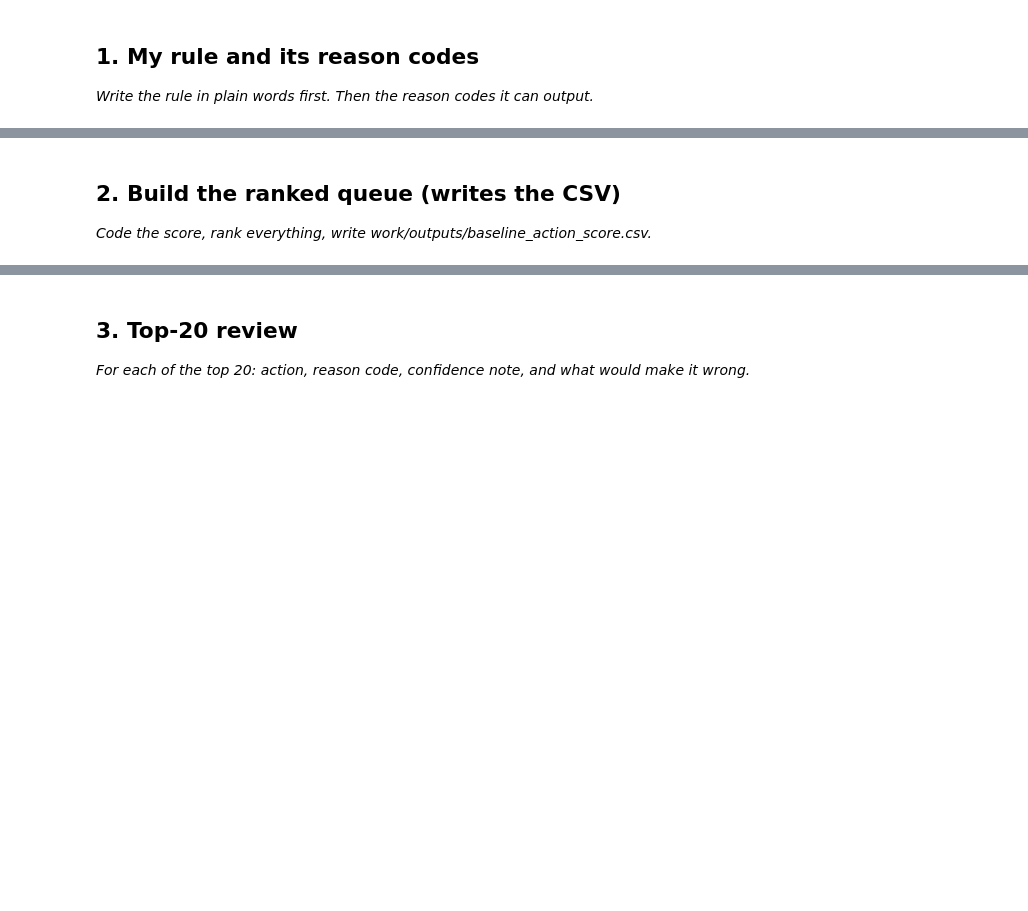
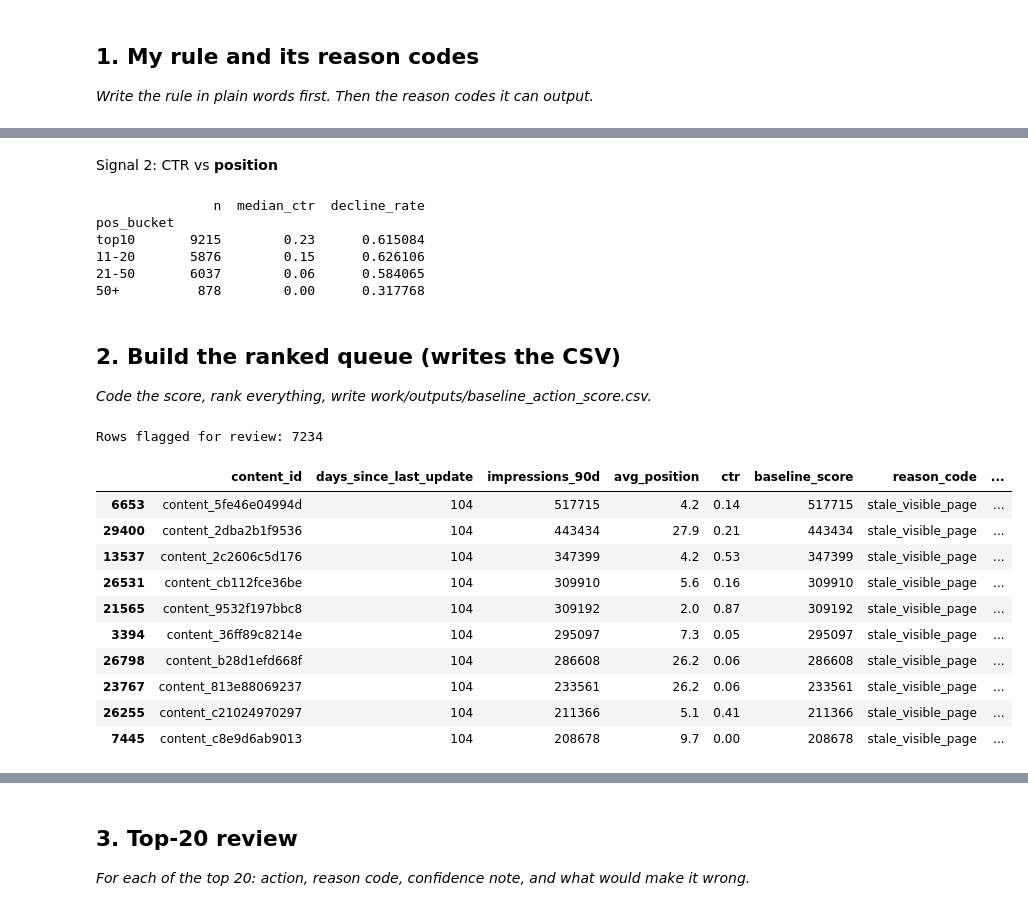
Before and after one commit to aleezafatima-21/Aleeza-flyrank-ml-internship, a Jupyter notebook: work/notebooks/w04_baseline_score.ipynb, the cells around one changed output, grey strips where cells are left out. Drawn from its saved outputs; the diff is of its cells as text; code cells hidden in the pictures; blank space fills up the shorter version.

```diff
--- a/work/notebooks/w04_baseline_score.ipynb
+++ b/work/notebooks/w04_baseline_score.ipynb
@@ -15,0 +29,20 @@ This skeleton is yours to fill. Work the sections **in order** — each one has
+# %%
+import pandas as pd, numpy as np
+
+csv_path = "/content/Aleeza-flyrank-ml-internship/data/raw/content_refresh_anonymized.csv"
+df = pd.read_csv(csv_path)
+df["is_declining_label"] = df["trend_direction"].str.lower().eq("down").astype(int)
+
+bins = [0, 30, 90, 180, 365, 10000]
+labels = ["0-30", "31-90", "91-180", "181-365", "365+"]
+df["staleness_bucket"] = pd.cut(
+    df["days_since_last_update"], bins=bins, labels=labels,
+    right=True, include_lowest=True
+)
+
+signal1_table = df.groupby("staleness_bucket", observed=True).agg(
+    n=("is_declining_label", "size"),
+    decline_rate=("is_declining_label", "mean")
+)
+print("Overall decline rate:", df["is_declining_label"].mean())
+print(signal1_table)
@@ -16,3 +58,25 @@ This skeleton is yours to fill. Work the sections **in order** — each one has
+# %% [markdown]
+Signal 2: CTR vs **position**
+# %%
+sub = df[(df["avg_position"] > 0) & (df["impressions_90d"] >= 100)].copy()
+
+pos_bins = [0, 10, 20, 50, 1000]
+pos_labels = ["top10", "11-20", "21-50", "50+"]
+sub["pos_bucket"] = pd.cut(sub["avg_position"], bins=pos_bins, labels=pos_labels, right=True)
+
+signal2_table = sub.groupby("pos_bucket", observed=True).agg(
+    n=("ctr", "size"),
+    median_ctr=("ctr", "median"),
+    decline_rate=("is_declining_label", "mean")
+)
+print(signal2_table)
+# %% [output]
+               n  median_ctr  decline_rate
+pos_bucket
+top10       9215        0.23      0.615084
+11-20       5876        0.15      0.626106
+21-50       6037        0.06      0.584065
+50+          878        0.00      0.317768
 # %% [markdown]
 ## 2. Build the ranked queue (writes the CSV)
 
@@ -22,0 +84,34 @@ This skeleton is yours to fill. Work the sections **in order** — each one has
+# %%
+import os
+
+# --- the rule, as two conditions ---
+stale   = (df["days_since_last_update"] >= 90).astype(int)    # matches elevated decline rate seen in Section 1 (91-180 bucket)
+visible = (df["impressions_90d"] >= 300).astype(int)           # "moderate" visibility per data dictionary's impression_tier
+
+df["baseline_score"] = stale * visible * df["impressions_90d"]
+df["reason_code"] = "stale_visible_page"
+df["action"] = df["baseline_score"].apply(lambda s: "refresh_review" if s > 0 else "monitor")
+
+ranked_queue = df.sort_values("baseline_score", ascending=False)[
+    ["content_id", "days_since_last_update", "impressions_90d",
+     "avg_position", "ctr", "baseline_score", "reason_code", "action"]
+]
+
+os.makedirs("work/outputs", exist_ok=True)
+ranked_queue.to_csv("work/outputs/baseline_action_score.csv", index=False)
+
+print("Rows flagged for review:", (df['action'] == 'refresh_review').sum())
+ranked_queue.head(10)
+# %% [output]
+Rows flagged for review: 7234
+|  | content_id | days_since_last_update | impressions_90d | avg_position | ctr | baseline_score | reason_code | ... |
+| 6653 | content_5fe46e04994d | 104 | 517715 | 4.2 | 0.14 | 517715 | stale_visible_page | ... |
+| 29400 | content_2dba2b1f9536 | 104 | 443434 | 27.9 | 0.21 | 443434 | stale_visible_page | ... |
+| 13537 | content_2c2606c5d176 | 104 | 347399 | 4.2 | 0.53 | 347399 | stale_visible_page | ... |
+| 26531 | content_cb112fce36be | 104 | 309910 | 5.6 | 0.16 | 309910 | stale_visible_page | ... |
+| 21565 | content_9532f197bbc8 | 104 | 309192 | 2.0 | 0.87 | 309192 | stale_visible_page | ... |
+| 3394 | content_36ff89c8214e | 104 | 295097 | 7.3 | 0.05 | 295097 | stale_visible_page | ... |
+| 26798 | content_b28d1efd668f | 104 | 286608 | 26.2 | 0.06 | 286608 | stale_visible_page | ... |
+| 23767 | content_813e88069237 | 104 | 233561 | 26.2 | 0.06 | 233561 | stale_visible_page | ... |
+| 26255 | content_c21024970297 | 104 | 211366 | 5.1 | 0.41 | 211366 | stale_visible_page | ... |
+| 7445 | content_c8e9d6ab9013 | 104 | 208678 | 9.7 | 0.00 | 208678 | stale_visible_page | ... |
```
Also changed, not shown: parts of 12 cells of this notebook.
